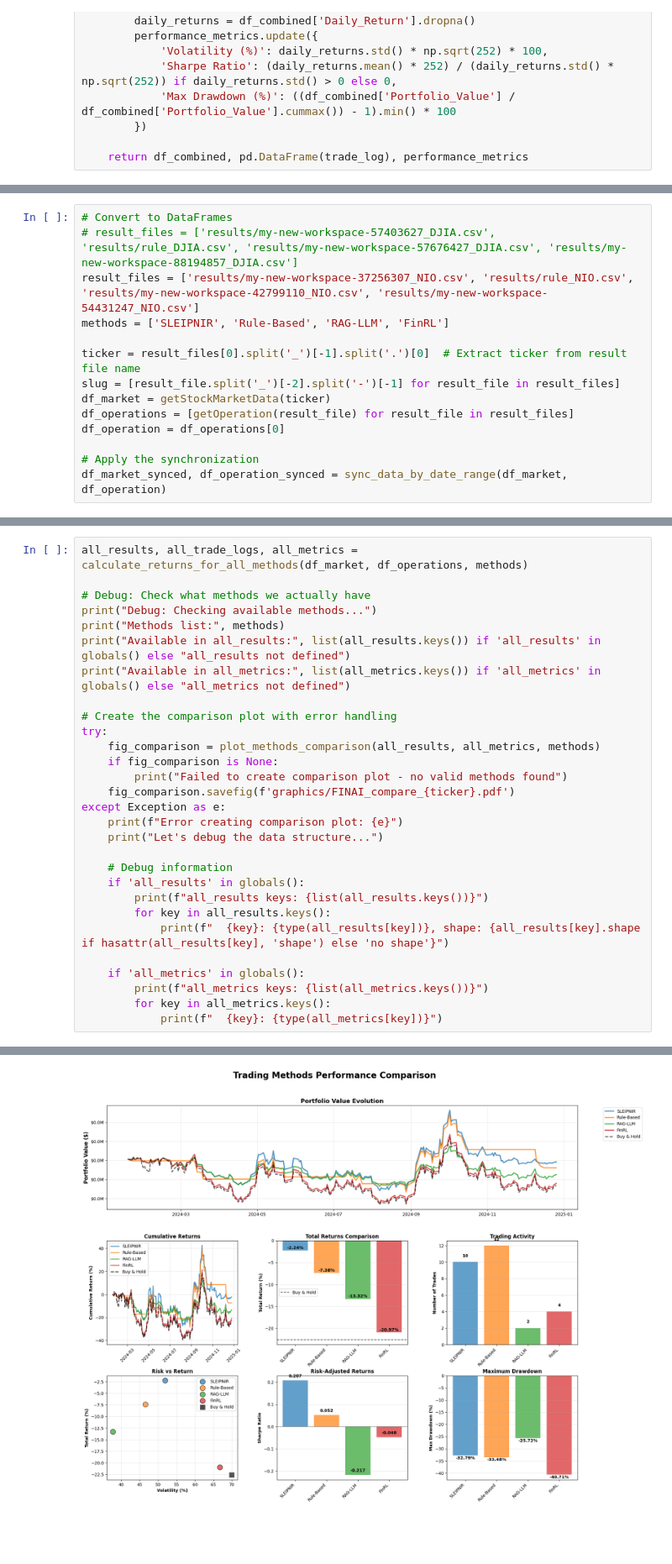
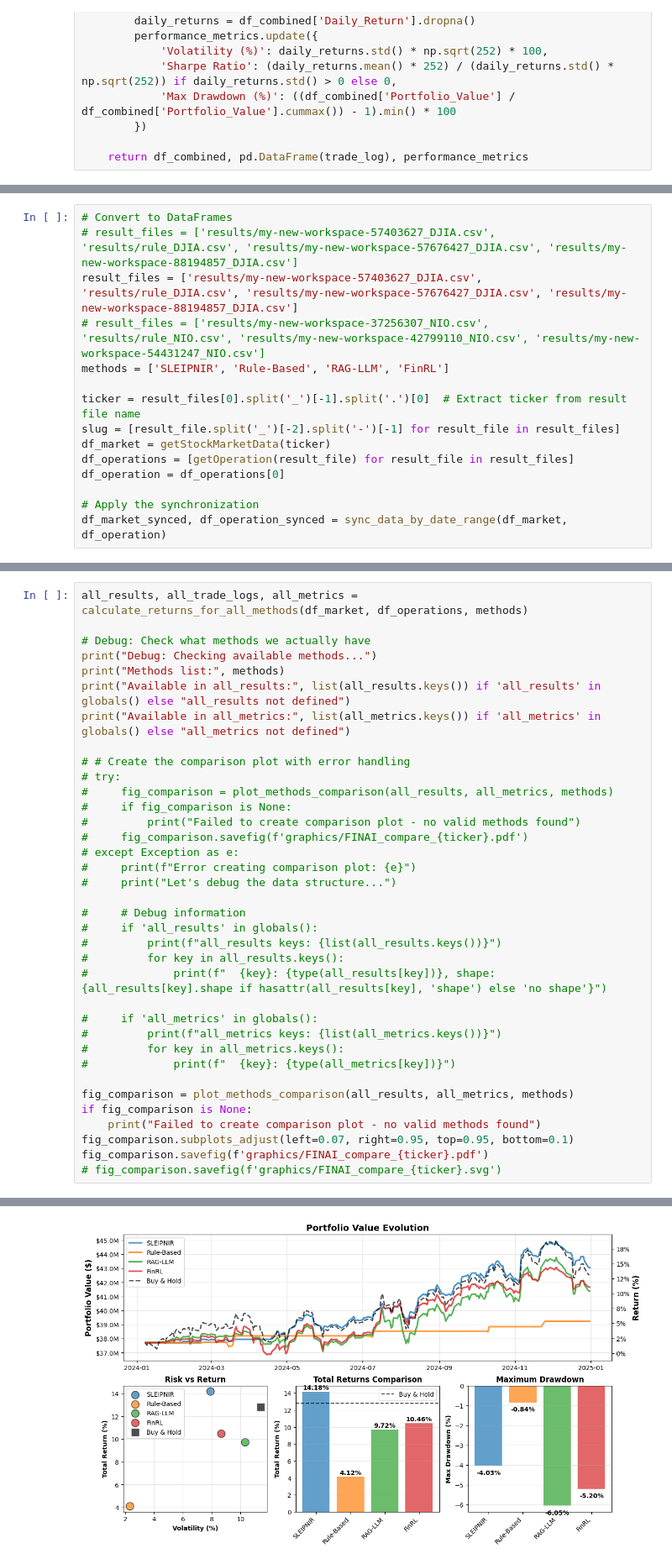
Before and after one commit to mzhyui/financial_agent, a Jupyter notebook: buy_plot_v3.ipynb, the cells around one changed output, grey strips where cells are left out. Shown at 84% size. Saved outputs shown, nothing was run; the diff lists cells and outputs as text; blank space fills up the shorter version.

```diff
--- a/buy_plot_v3.ipynb
+++ b/buy_plot_v3.ipynb
@@ -569,7 +595,8 @@ def plot_methods_comparison(all_results, all_metrics, methods):
 # %%
 # Convert to DataFrames
 # result_files = ['results/my-new-workspace-57403627_DJIA.csv', 'results/rule_DJIA.csv', 'results/my-new-workspace-57676427_DJIA.csv', 'results/my-new-workspace-88194857_DJIA.csv']
-result_files = ['results/my-new-workspace-37256307_NIO.csv', 'results/rule_NIO.csv', 'results/my-new-workspace-42799110_NIO.csv', 'results/my-new-workspace-54431247_NIO.csv']
+result_files = ['results/my-new-workspace-57403627_DJIA.csv', 'results/rule_DJIA.csv', 'results/my-new-workspace-57676427_DJIA.csv', 'results/my-new-workspace-88194857_DJIA.csv']
+# result_files = ['results/my-new-workspace-37256307_NIO.csv', 'results/rule_NIO.csv', 'results/my-new-workspace-42799110_NIO.csv', 'results/my-new-workspace-54431247_NIO.csv']
 methods = ['SLEIPNIR', 'Rule-Based', 'RAG-LLM', 'FinRL']
 
 ticker = result_files[0].split('_')[-1].split('.')[0]  # Extract ticker from result file name
@@ -670,26 +697,33 @@ print("Methods list:", methods)
 print("Available in all_results:", list(all_results.keys()) if 'all_results' in globals() else "all_results not defined")
 print("Available in all_metrics:", list(all_metrics.keys()) if 'all_metrics' in globals() else "all_metrics not defined")
 
-# Create the comparison plot with error handling
-try:
-    fig_comparison = plot_methods_comparison(all_results, all_metrics, methods)
-    if fig_comparison is None:
-        print("Failed to create comparison plot - no valid methods found")
-    fig_comparison.savefig(f'graphics/FINAI_compare_{ticker}.pdf')
-except Exception as e:
-    print(f"Error creating comparison plot: {e}")
-    print("Let's debug the data structure...")
+# # Create the comparison plot with error handling
+# try:
+#     fig_comparison = plot_methods_comparison(all_results, all_metrics, methods)
+#     if fig_comparison is None:
+#         print("Failed to create comparison plot - no valid methods found")
+#     fig_comparison.savefig(f'graphics/FINAI_compare_{ticker}.pdf')
+# except Exception as e:
+#     print(f"Error creating comparison plot: {e}")
+#     print("Let's debug the data structure...")
 
-    # Debug information
-    if 'all_results' in globals():
-        print(f"all_results keys: {list(all_results.keys())}")
-        for key in all_results.keys():
-            print(f"  {key}: {type(all_results[key])}, shape: {all_results[key].shape if hasattr(all_results[key], 'shape') else 'no shape'}")
+#     # Debug information
+#     if 'all_results' in globals():
+#         print(f"all_results keys: {list(all_results.keys())}")
+#         for key in all_results.keys():
+#             print(f"  {key}: {type(all_results[key])}, shape: {all_results[key].shape if hasattr(all_results[key], 'shape') else 'no shape'}")
 
-    if 'all_metrics' in globals():
-        print(f"all_metrics keys: {list(all_metrics.keys())}")
-        for key in all_metrics.keys():
-            print(f"  {key}: {type(all_metrics[key])}")
+#     if 'all_metrics' in globals():
+#         print(f"all_metrics keys: {list(all_metrics.keys())}")
+#         for key in all_metrics.keys():
+#             print(f"  {key}: {type(all_metrics[key])}")
+
+fig_comparison = plot_methods_comparison(all_results, all_metrics, methods)
+if fig_comparison is None:
+    print("Failed to create comparison plot - no valid methods found")
+fig_comparison.subplots_adjust(left=0.07, right=0.95, top=0.95, bottom=0.1)
+fig_comparison.savefig(f'graphics/FINAI_compare_{ticker}.pdf')
+# fig_comparison.savefig(f'graphics/FINAI_compare_{ticker}.svg')
 # %% [output]
 Processing all methods...
 
@@ -706,6 +740,6 @@ Date range: 2024-01-19 00:00:00 to 2024-12-26 00:00:00
 ... (34 lines left out)
 Methods list: ['SLEIPNIR', 'Rule-Based', 'RAG-LLM', 'FinRL']
 Available in all_results: ['SLEIPNIR', 'Rule-Based', 'RAG-LLM', 'FinRL']
 Available in all_metrics: ['SLEIPNIR', 'Rule-Based', 'RAG-LLM', 'FinRL']
 Plotting 4 methods: ['SLEIPNIR', 'Rule-Based', 'RAG-LLM', 'FinRL']
-[figure, old version]
+[figure, new version]
```
Also changed, not shown: parts of 4 cells of this notebook, 15 other files.
